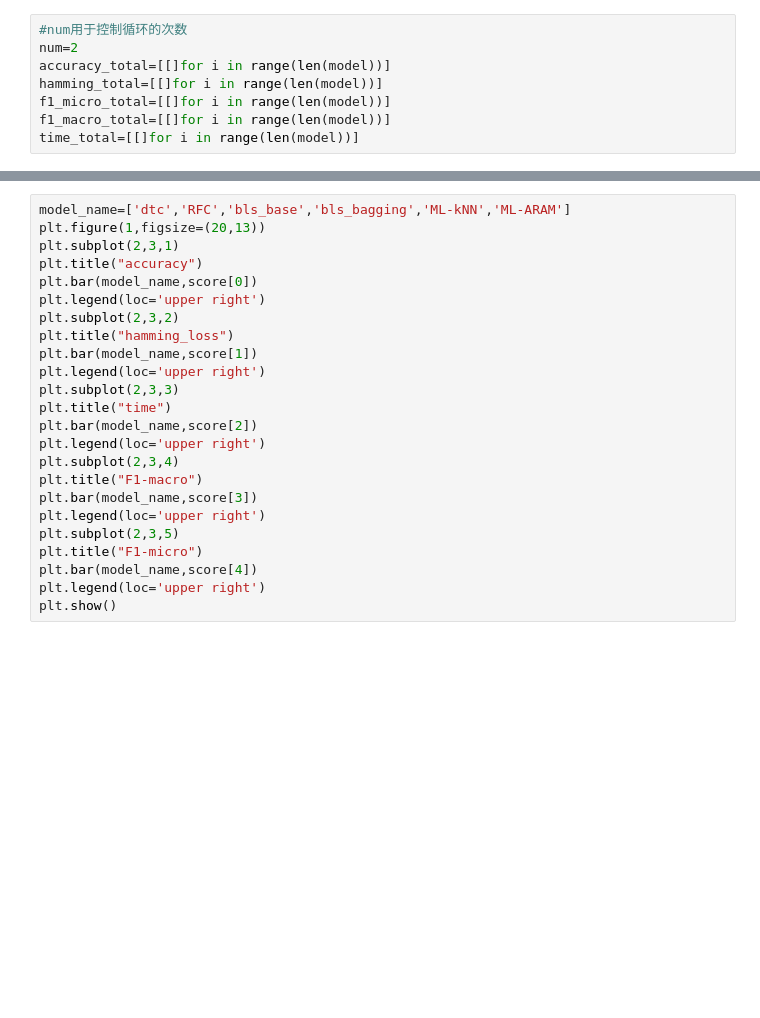
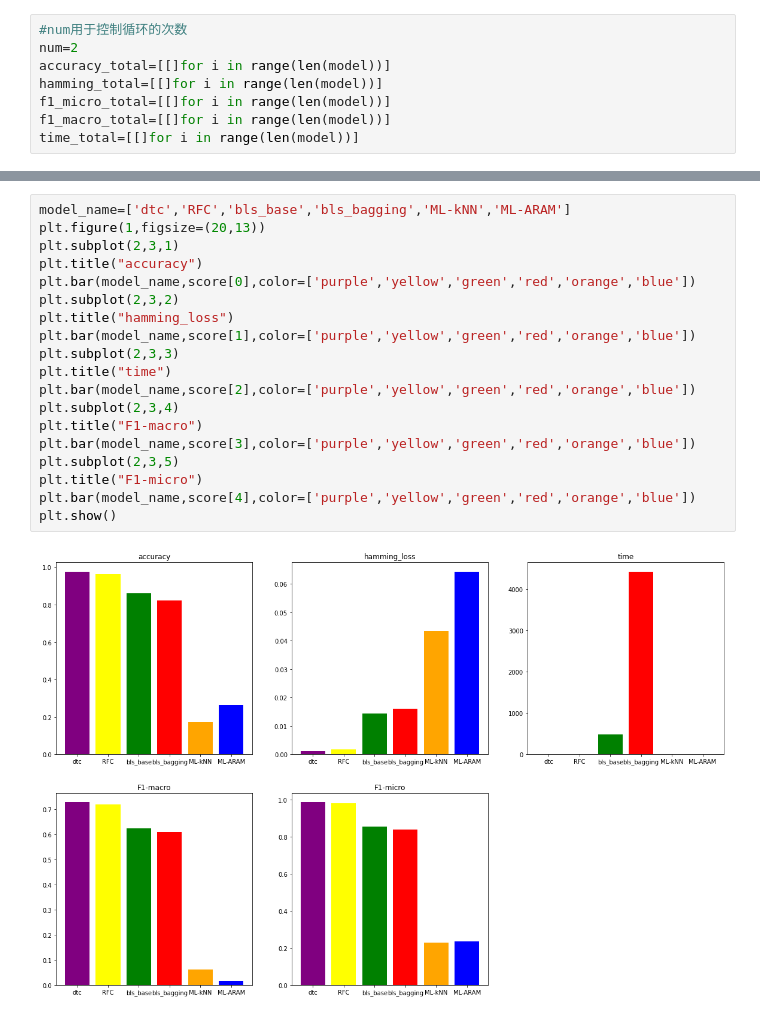
Before and after one commit to circle-lin/multi_label, a Jupyter notebook: BroadLearning/genbase.ipynb, the cells around one changed output, grey strips where cells are left out. Saved outputs shown, nothing was run; the diff lists cells and outputs as text; blank space fills up the shorter version.

```diff
--- a/BroadLearning/genbase.ipynb
+++ b/BroadLearning/genbase.ipynb
@@ -152,24 +209,21 @@ for i in range(len(model)):
 # %%
 model_name=['dtc','RFC','bls_base','bls_bagging','ML-kNN','ML-ARAM']
 plt.figure(1,figsize=(20,13))
 plt.subplot(2,3,1)
 plt.title("accuracy")
-plt.bar(model_name,score[0])
-plt.legend(loc='upper right')
+plt.bar(model_name,score[0],color=['purple','yellow','green','red','orange','blue'])
 plt.subplot(2,3,2)
 plt.title("hamming_loss")
-plt.bar(model_name,score[1])
-plt.legend(loc='upper right')
+plt.bar(model_name,score[1],color=['purple','yellow','green','red','orange','blue'])
 plt.subplot(2,3,3)
 plt.title("time")
-plt.bar(model_name,score[2])
-plt.legend(loc='upper right')
+plt.bar(model_name,score[2],color=['purple','yellow','green','red','orange','blue'])
 plt.subplot(2,3,4)
 plt.title("F1-macro")
-plt.bar(model_name,score[3])
-plt.legend(loc='upper right')
+plt.bar(model_name,score[3],color=['purple','yellow','green','red','orange','blue'])
 plt.subplot(2,3,5)
 plt.title("F1-micro")
-plt.bar(model_name,score[4])
-plt.legend(loc='upper right')
+plt.bar(model_name,score[4],color=['purple','yellow','green','red','orange','blue'])
 plt.show()
+# %% [output]
+[figure, added]
```
Also changed, not shown: parts of 3 cells of this notebook, 5 other files.
